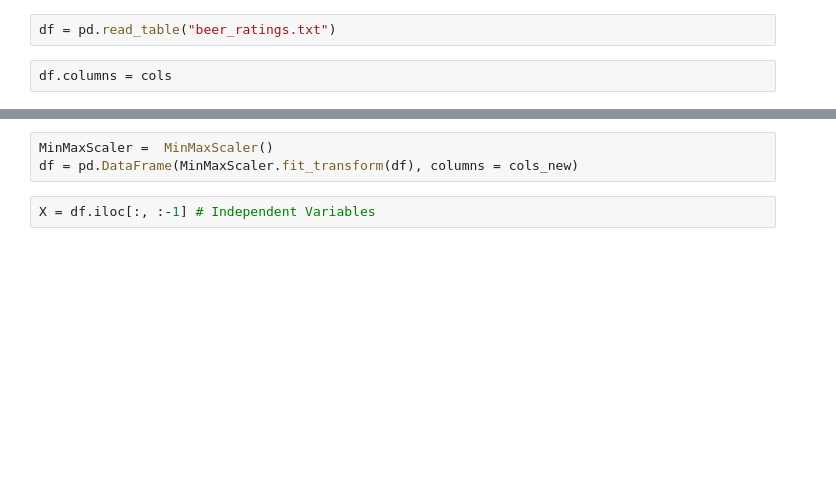
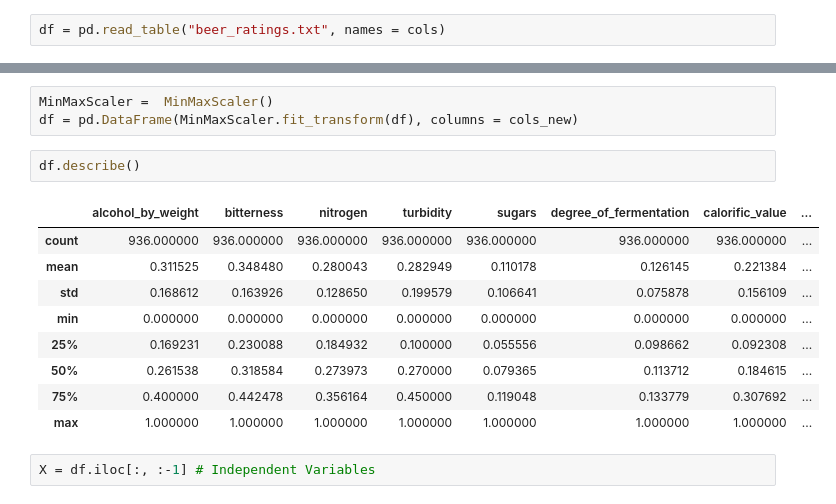
Before and after one commit to OisinB-2814/MLA3, a Jupyter notebook: MLA3.ipynb, the cells around one changed output, grey strips where cells are left out. Saved outputs shown, nothing was run; the diff lists cells and outputs as text; blank space fills up the shorter version.

```diff
--- a/MLA3.ipynb
+++ b/MLA3.ipynb
@@ -19,7 +26,5 @@ cols_new = ['alcohol_by_weight', 'bitterness', 'nitrogen', 'turbidity', 'sugars'
 # %%
-df = pd.read_table("beer_ratings.txt")
+df = pd.read_table("beer_ratings.txt", names = cols)
-# %%
-df.columns = cols
 # %%
 df = df[cols_new]
 # %%
@@ -42,6 +47,18 @@ df = pd.DataFrame(scaler.fit_transform(df), columns = cols_new)
 # %%
 MinMaxScaler =  MinMaxScaler()
 df = pd.DataFrame(MinMaxScaler.fit_transform(df), columns = cols_new)
+# %%
+df.describe()
+# %% [output]
+|  | alcohol_by_weight | bitterness | nitrogen | turbidity | sugars | degree_of_fermentation | calorific_value | ... |
+| count | 936.000000 | 936.000000 | 936.000000 | 936.000000 | 936.000000 | 936.000000 | 936.000000 | ... |
+| mean | 0.311525 | 0.348480 | 0.280043 | 0.282949 | 0.110178 | 0.126145 | 0.221384 | ... |
+| std | 0.168612 | 0.163926 | 0.128650 | 0.199579 | 0.106641 | 0.075878 | 0.156109 | ... |
+| min | 0.000000 | 0.000000 | 0.000000 | 0.000000 | 0.000000 | 0.000000 | 0.000000 | ... |
+| 25% | 0.169231 | 0.230088 | 0.184932 | 0.100000 | 0.055556 | 0.098662 | 0.092308 | ... |
+| 50% | 0.261538 | 0.318584 | 0.273973 | 0.270000 | 0.079365 | 0.113712 | 0.184615 | ... |
+| 75% | 0.400000 | 0.442478 | 0.356164 | 0.450000 | 0.119048 | 0.133779 | 0.307692 | ... |
+| max | 1.000000 | 1.000000 | 1.000000 | 1.000000 | 1.000000 | 1.000000 | 1.000000 | ... |
 # %%
 X = df.iloc[:, :-1] # Independent Variables
 # %%
```
Also changed, not shown: parts of 29 cells of this notebook.
